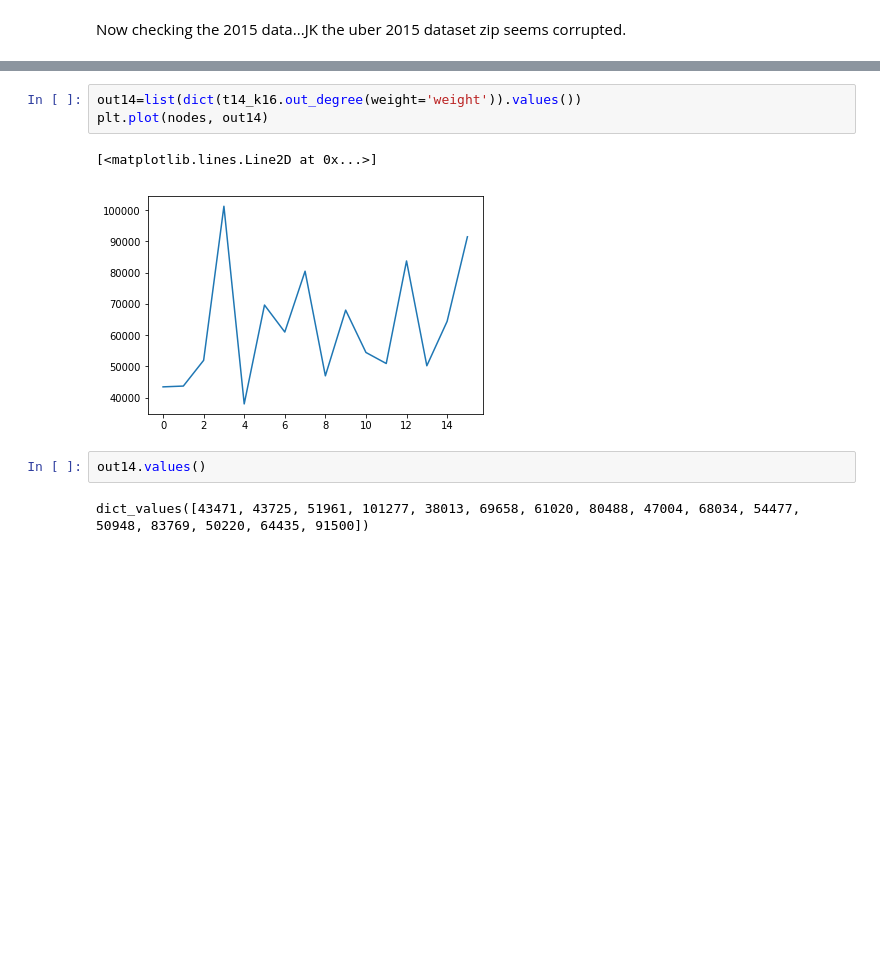
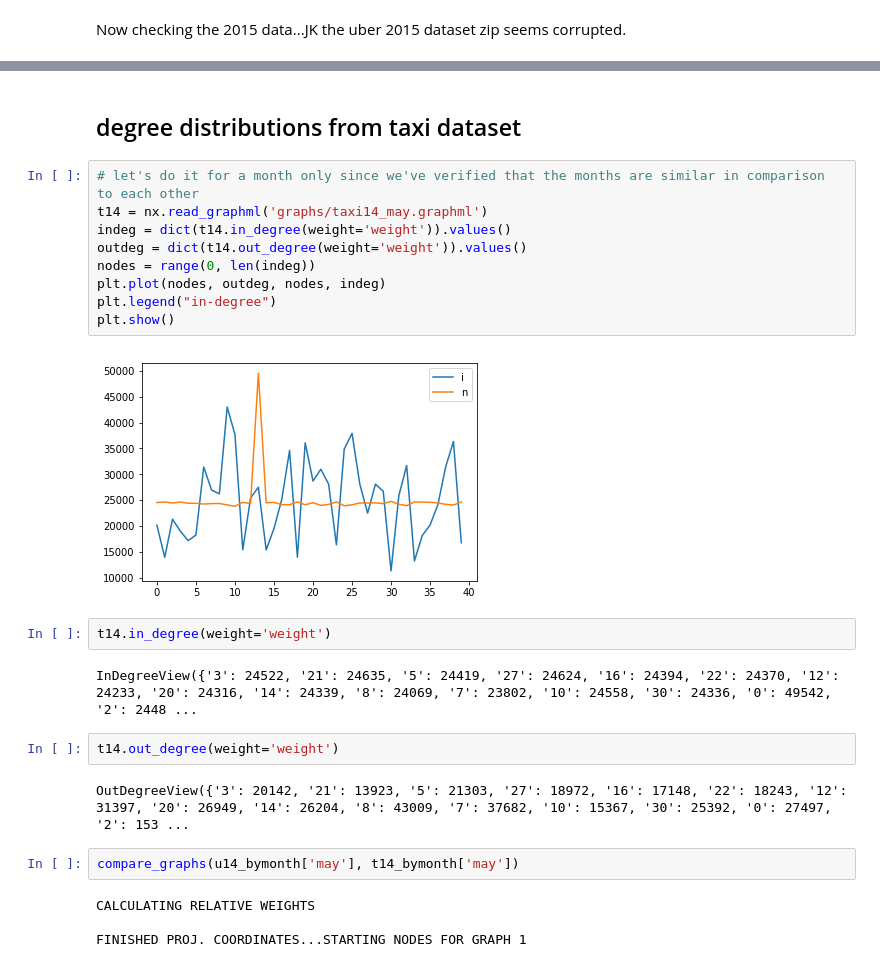
Before and after one commit to BisratM/NYC-Traffic-Analysis, a Jupyter notebook: kmeans-taxi-uber.ipynb, the cells around one changed output, grey strips where cells are left out. Drawn from its saved outputs; the diff is of its cells as text; blank space fills up the shorter version.

```diff
--- a/kmeans-taxi-uber.ipynb
+++ b/kmeans-taxi-uber.ipynb
@@ -503,10 +490,27 @@ FINISHED PROJ. COORDINATES...STARTING NODES
-# %%
-out14=list(dict(t14_k16.out_degree(weight='weight')).values())
-plt.plot(nodes, out14)
-# %% [output]
-[<matplotlib.lines.Line2D at 0x...>]
-[figure, removed]
-# %%
-out14.values()
-# %% [output]
-dict_values([43471, 43725, 51961, 101277, 38013, 69658, 61020, 80488, 47004, 68034, 54477, 50948, 83769, 50220, 64435, 91500])
+# %% [markdown]
+## degree distributions from taxi dataset
+# %%
+# let's do it for a month only since we've verified that the months are similar in comparison to each other
+t14 = nx.read_graphml('graphs/taxi14_may.graphml')
+indeg = dict(t14.in_degree(weight='weight')).values()
+outdeg = dict(t14.out_degree(weight='weight')).values()
+nodes = range(0, len(indeg))
+plt.plot(nodes, outdeg, nodes, indeg)
+plt.legend("in-degree")
+plt.show()
+# %% [output]
+[figure, added]
+# %%
+t14.in_degree(weight='weight')
+# %% [output]
+InDegreeView({'3': 24522, '21': 24635, '5': 24419, '27': 24624, '16': 24394, '22': 24370, '12': 24233, '20': 24316, '14': 24339, '8': 24069, '7': 23802, '10': 24558, '30': 24336, '0': 49542, '2': 2448 ...
+# %%
+t14.out_degree(weight='weight')
+# %% [output]
+OutDegreeView({'3': 20142, '21': 13923, '5': 21303, '27': 18972, '16': 17148, '22': 18243, '12': 31397, '20': 26949, '14': 26204, '8': 43009, '7': 37682, '10': 15367, '30': 25392, '0': 27497, '2': 153 ...
+# %%
+compare_graphs(u14_bymonth['may'], t14_bymonth['may'])
+# %% [output]
+CALCULATING RELATIVE WEIGHTS
+
+FINISHED PROJ. COORDINATES...STARTING NODES FOR GRAPH 1
```
Also changed, not shown: parts of 3 cells of this notebook.
